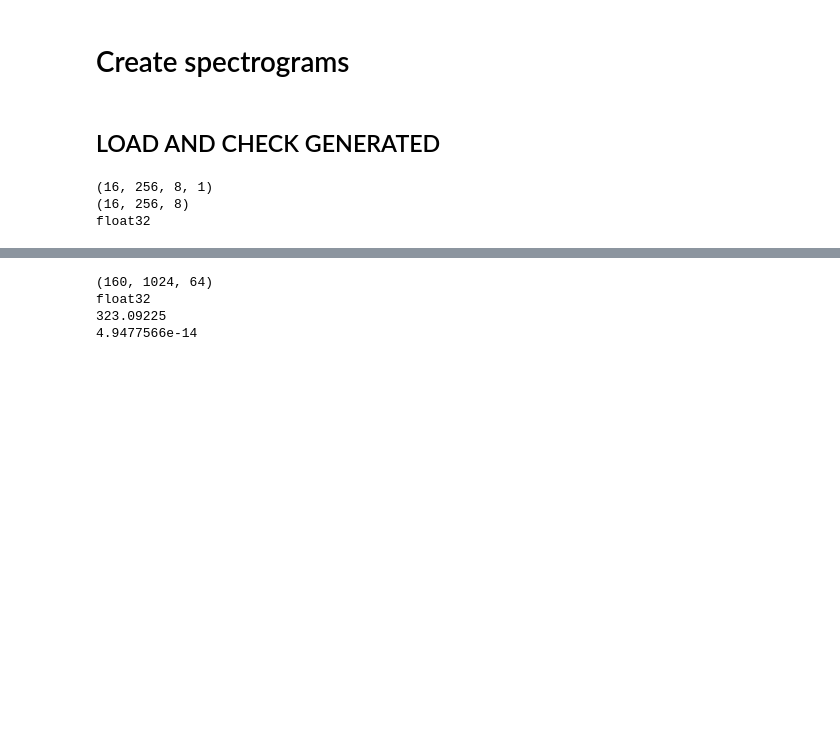
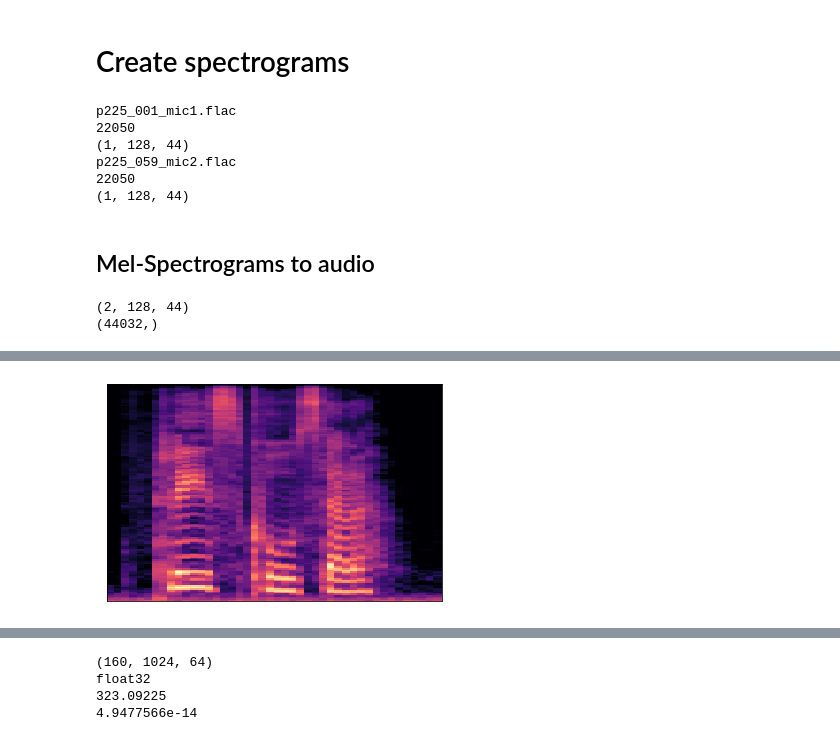
Before and after one commit to MrCogito/SpecGan, a Jupyter notebook: Data_preparation.ipynb, the cells around one changed output, grey strips where cells are left out. Saved outputs shown, nothing was run; the diff lists cells and outputs as text; code cells hidden in the pictures; blank space fills up the shorter version.

Commit message:
Adjust parameters for vctk dataset female mel spectorgrams generation. Fix mel-spectrogram to audio.

```diff
--- a/Data_preparation.ipynb
+++ b/Data_preparation.ipynb
@@ -31,10 +31,10 @@ Mounted at /content/gdrive
 # %% [markdown]
 # Set parameters
 # %%
-audio_folder = '/content/drums'
-spectrogram_tensor_folder = '/content/gdrive/MyDrive/Inzynierka/Datasets/drums'
+audio_folder = '/content/audio'
+dataset_tensor_folder = '/content/gdrive/MyDrive/Inzynierka/Models/vctk_female/dataset'
 #audio_trim_folder = '/content/gdrive/MyDrive/Inzynierka/Data_new/audio_trim_folder/'
-dataset_tensor = np.empty((0,1024,64))
+dataset_tensor = np.empty((0,128,44))
 
 TARGET_SIZE = 16000
 TARGET_SAMPLING_RATE=8000
@@ -42,30 +42,33 @@ TARGET_SAMPLING_RATE=8000
 # %% [markdown]
 # Create spectrograms
 # %%
-#Create mel spectrograms
-i = 0
+#Create spectrograms
+
 for root, dirs, files in os.walk(audio_folder):
   for name in files:
     print(name)
-    if name.endswith("wav"):
+    if name.endswith("flac"):
       audio_file, sr = librosa.load(os.path.join(root,name))
-      print(sr)                                                        # Load audio file
+      print(sr)
       #print(audio_file.dtype)
       #audio_file_trim, index = librosa.effects.trim(audio_file, top_db = 15)                                          # Trim silnce with threshold equal to 15dB
-      audio_file_trim_4k = librosa.resample(audio_file, sr, target_sr = sr)                          # resample TARGET_SAMPLING_RATE
-      audio_fix_length = librosa.util.fix_length(audio_file_trim_4k, 2*sr, axis=- 1)                            # get same length in all clips
-      #Spectrogram = librosa.stft(audio_fix_length, n_fft=510,)                                                        # create spectrogram.  n_fft size set to 510 to get 256 x n shape of spectrogram
-      Spectrogram = librosa.feature.melspectrogram(audio_fix_length, sr=sr,n_fft=2048, hop_length=512, n_mels=256)
+      audio_file_trim_4k = librosa.resample(audio_file, sr, target_sr = sr)                                            # resample TARGET_SAMPLING_RATE
+      audio_fix_length = librosa.util.fix_length(audio_file_trim_4k, 2*sr, axis=- 1)                                   # get same length in all clip, zero padding
+      Spectrogram = librosa.feature.melspectrogram(audio_fix_length, sr=sr, n_fft=2048, hop_length=1024, n_mels=128)   #create Mel spectrogram
       S_DB = librosa.power_to_db(Spectrogram, ref=np.max)
-      tensor_spectrogram = tf.convert_to_tensor(S_DB)                                                                  # conver to tensor
+      tensor_spectrogram = tf.convert_to_tensor(S_DB)                                                                  # convert to tensor
       tensor_spectrogram = tf.expand_dims(tensor_spectrogram, axis=0)
       print(tensor_spectrogram.shape)
-      spectrogram_tensor = tf.concat([spectrogram_tensor,tensor_spectrogram], 0)
-      #print(spectrogram_tensor.shape)
-      print(i)
-      i = i+1
+      dataset_tensor = tf.concat([dataset_tensor, tensor_spectrogram], 0)
 
-np.save(os.path.join(spectrogram_tensor_folder , "Mel_spectrogram_tensor_toms"), spectrogram_tensor)
+np.save(os.path.join(dataset_tensor_folder , "Female_test"), dataset_tensor)
+# %% [output]
+p225_001_mic1.flac
+22050
+(1, 128, 44)
+p225_059_mic2.flac
+22050
+(1, 128, 44)
 # %%
 #Create spectrograms
 
@@ -93,16 +96,20 @@ np.save(os.path.join(spectrogram_tensor_folder , "spectrogram_tensor_drums_abs")
-# %% [markdown]
-## LOAD AND CHECK GENERATED
+# %% [markdown]
+## Mel-Spectrograms to audio
 # %%
-loaded = np.load('/content/drive/MyDrive/Inzynierka/Data/Results_mel/v1/v1_250.npy')
+### REAL
+
+loaded = np.load('/content/gdrive/MyDrive/Inzynierka/Models/vctk_female/dataset/Female_test.npy')
 print(loaded.shape)
-loaded = loaded.reshape(16,256,8)
-loaded = (loaded *80)-80
-print(loaded.shape)
-print(loaded.dtype)
+#loaded = loaded.reshape(16,256,8)
+#loaded = (loaded *80)-80
 #S_DB = librosa.power_to_db(S, ref=np.max)
 spec_gen = loaded[0]
 librosa.display.specshow(spec_gen)
+P = librosa.db_to_power(spec_gen, ref=1.0)
+S = librosa.feature.inverse.mel_to_stft(P,sr=22050, n_fft=4096)
+y = librosa.griffinlim(S)
+print(y.shape)
+ipd.Audio(y, rate=22050)
 # %% [output]
-(16, 256, 8, 1)
-(16, 256, 8)
-float32
+(2, 128, 44)
+(44032,)
@@ -108,0 +117 @@ float32
+[figure, added]
```
Also changed, not shown: parts of 6 cells of this notebook.
